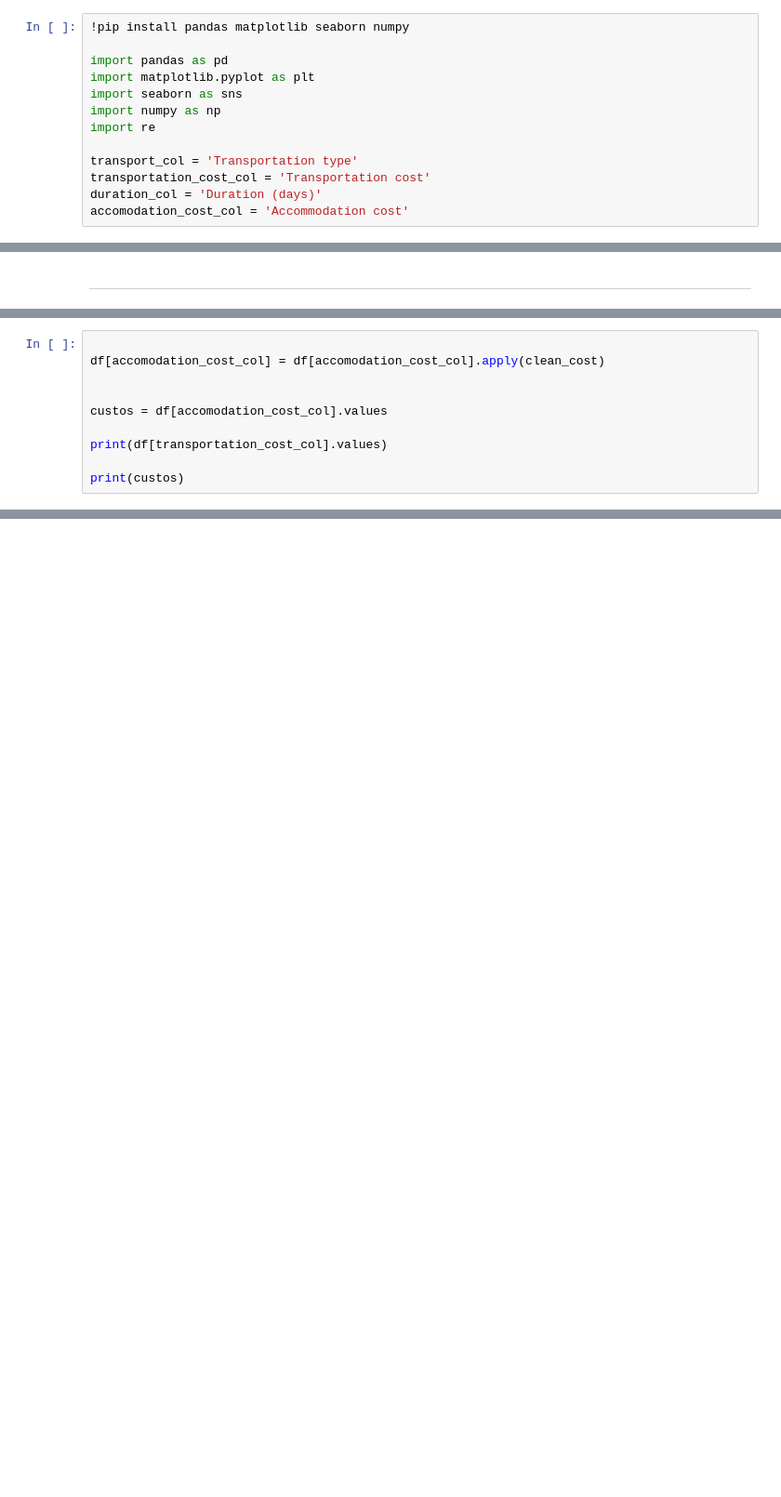
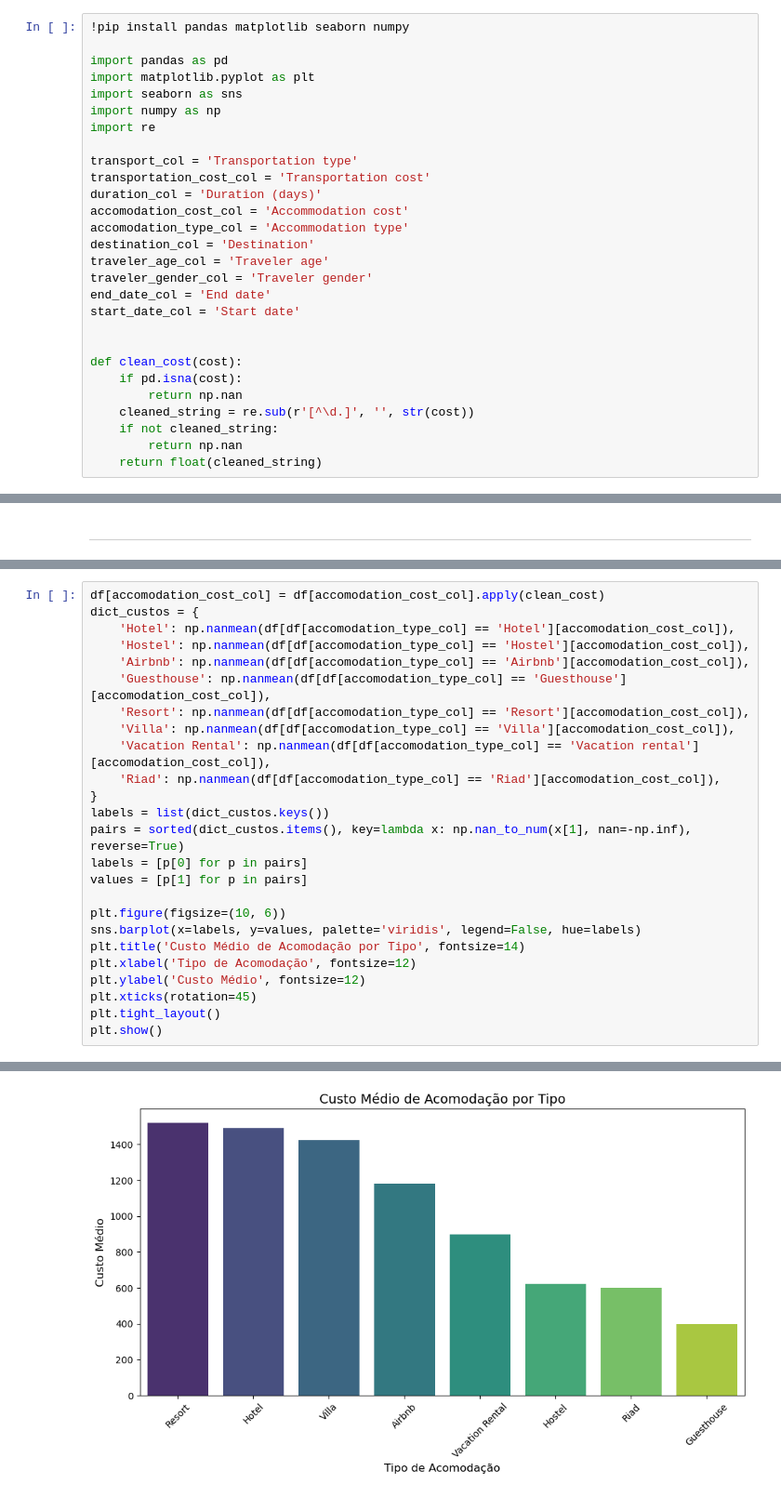
Before and after one commit to EduardoLolli/prog1, a Jupyter notebook: IPC_Analise_Dados.ipynb, the cells around one changed output, grey strips where cells are left out. Shown at 93% size. Saved outputs shown, nothing was run; the diff lists cells and outputs as text; blank space fills up the shorter version.

```diff
--- a/IPC_Analise_Dados.ipynb
+++ b/IPC_Analise_Dados.ipynb
@@ -11,4 +11,19 @@ transport_col = 'Transportation type'
 transportation_cost_col = 'Transportation cost'
 duration_col = 'Duration (days)'
 accomodation_cost_col = 'Accommodation cost'
+accomodation_type_col = 'Accommodation type'
+destination_col = 'Destination'
+traveler_age_col = 'Traveler age'
+traveler_gender_col = 'Traveler gender'
+end_date_col = 'End date'
+start_date_col = 'Start date'
+
+
+def clean_cost(cost):
+    if pd.isna(cost):
+        return np.nan
+    cleaned_string = re.sub(r'[^\d.]', '', str(cost))
+    if not cleaned_string:
+        return np.nan
+    return float(cleaned_string)
 # %% [output]
@@ -122,11 +126,26 @@ plt.show()
 # %%
+df[accomodation_cost_col] = df[accomodation_cost_col].apply(clean_cost)
+dict_custos = {
+    'Hotel': np.nanmean(df[df[accomodation_type_col] == 'Hotel'][accomodation_cost_col]),
+    'Hostel': np.nanmean(df[df[accomodation_type_col] == 'Hostel'][accomodation_cost_col]),
+    'Airbnb': np.nanmean(df[df[accomodation_type_col] == 'Airbnb'][accomodation_cost_col]),
+    'Guesthouse': np.nanmean(df[df[accomodation_type_col] == 'Guesthouse'][accomodation_cost_col]),
+    'Resort': np.nanmean(df[df[accomodation_type_col] == 'Resort'][accomodation_cost_col]),
+    'Villa': np.nanmean(df[df[accomodation_type_col] == 'Villa'][accomodation_cost_col]),
+    'Vacation Rental': np.nanmean(df[df[accomodation_type_col] == 'Vacation rental'][accomodation_cost_col]),
+    'Riad': np.nanmean(df[df[accomodation_type_col] == 'Riad'][accomodation_cost_col]),
+}
+labels = list(dict_custos.keys())
+pairs = sorted(dict_custos.items(), key=lambda x: np.nan_to_num(x[1], nan=-np.inf), reverse=True)
+labels = [p[0] for p in pairs]
+values = [p[1] for p in pairs]
 
-df[accomodation_cost_col] = df[accomodation_cost_col].apply(clean_cost)
-
-
-custos = df[accomodation_cost_col].values
-
-print(df[transportation_cost_col].values)
-
-print(custos)
+plt.figure(figsize=(10, 6))
+sns.barplot(x=labels, y=values, palette='viridis', legend=False, hue=labels)
+plt.title('Custo Médio de Acomodação por Tipo', fontsize=14)
+plt.xlabel('Tipo de Acomodação', fontsize=12)
+plt.ylabel('Custo Médio', fontsize=12)
+plt.xticks(rotation=45)
+plt.tight_layout()
+plt.show()
 # %% [output]
@@ -148,0 +152 @@ print(custos)
+[figure, added]
```
Also changed, not shown: parts of 10 cells of this notebook, 1 other file.
